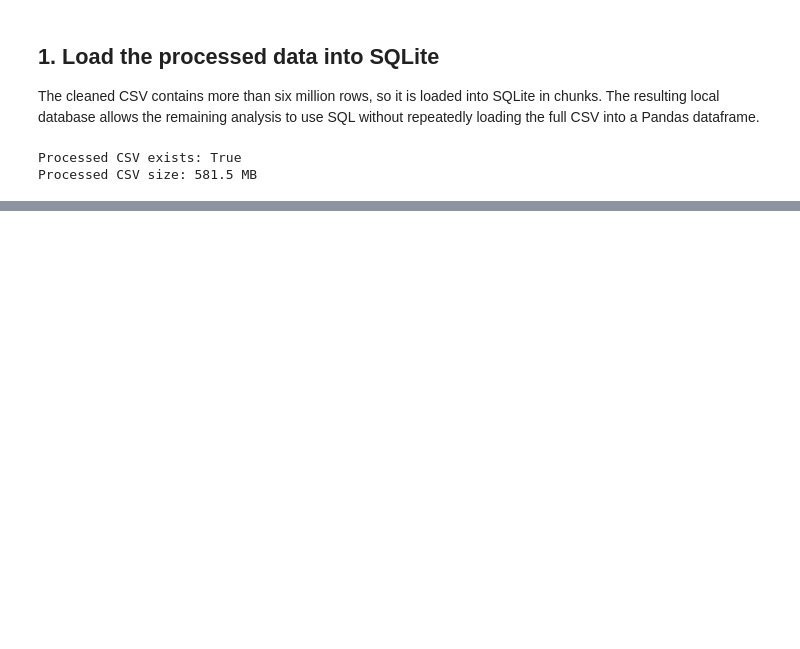
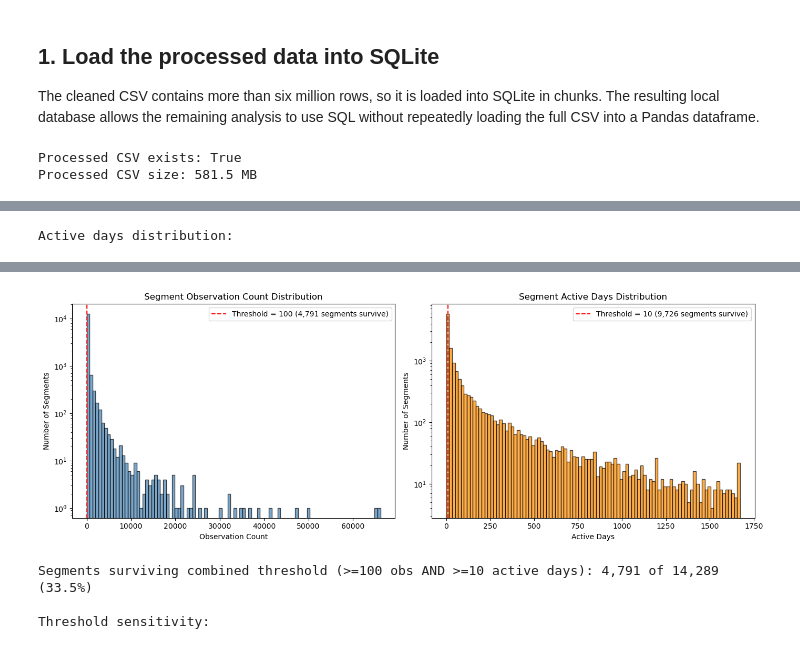
Before and after one commit to hafezomar/lebanon-traffic-ml, a Jupyter notebook: notebooks/01_sql_traffic_analysis.ipynb, the cells around one changed output, grey strips where cells are left out. Drawn from its saved outputs; the diff is of its cells as text; code cells hidden in the pictures; blank space fills up the shorter version.

```diff
--- a/notebooks/01_sql_traffic_analysis.ipynb
+++ b/notebooks/01_sql_traffic_analysis.ipynb
@@ -61,0 +578,73 @@ Active table: traffic_observations
+# %%
+import matplotlib.pyplot as plt
+import numpy as np
+
+# --- Per-segment observation count and active days ---
+segment_coverage = run_query("""
+SELECT
+    osm_id,
+    COUNT(*) AS observation_count,
+    COUNT(DISTINCT DATE(timestamp)) AS active_days
+FROM traffic_observations
+GROUP BY osm_id
+""")
+
+print(f'Total segments: {len(segment_coverage):,}')
+print(f'\nObservation count distribution:')
+display(segment_coverage['observation_count'].describe().to_frame())
+print(f'\nActive days distribution:')
+display(segment_coverage['active_days'].describe().to_frame())
+
+# --- Histogram of observation count (log scale) ---
+fig, axes = plt.subplots(1, 2, figsize=(14, 5))
+
+axes[0].hist(segment_coverage['observation_count'], bins=100, edgecolor='black',
+             alpha=0.7, color='steelblue')
+axes[0].set_xlabel('Observation Count')
+axes[0].set_ylabel('Number of Segments')
+axes[0].set_title('Segment Observation Count Distribution')
+axes[0].set_yscale('log')
+axes[0].axvline(x=100, color='red', linestyle='--', linewidth=1.5,
+                label=f'Threshold = 100 ({(segment_coverage["observation_count"] >= 100).sum():,} segments survive)')
+axes[0].legend()
+
+axes[1].hist(segment_coverage['active_days'], bins=100, edgecolor='black',
+             alpha=0.7, color='darkorange')
+axes[1].set_xlabel('Active Days')
+axes[1].set_ylabel('Number of Segments')
+axes[1].set_title('Segment Active Days Distribution')
+axes[1].set_yscale('log')
+axes[1].axvline(x=10, color='red', linestyle='--', linewidth=1.5,
+                label=f'Threshold = 10 ({(segment_coverage["active_days"] >= 10).sum():,} segments survive)')
+axes[1].legend()
+
+plt.tight_layout()
+plt.show()
+
+# --- Combined threshold survival ---
+combined_mask = (
+    (segment_coverage['observation_count'] >= 100) &
+    (segment_coverage['active_days'] >= 10)
+)
+print(f'\nSegments surviving combined threshold (>=100 obs AND >=10 active days): '
+      f'{combined_mask.sum():,} of {len(segment_coverage):,} '
+      f'({combined_mask.sum() / len(segment_coverage) * 100:.1f}%)')
+
+# Show the filtering at a few candidate thresholds for context
+threshold_table = []
+for obs_thresh in [50, 100, 200, 500]:
+    for day_thresh in [5, 10, 20, 30]:
+        surviving = (
+            (segment_coverage['observation_count'] >= obs_thresh) &
+            (segment_coverage['active_days'] >= day_thresh)
+        ).sum()
+        threshold_table.append({
+            'min_observations': obs_thresh,
+            'min_active_days': day_thresh,
+            'surviving_segments': surviving,
+            'pct_of_total': round(100.0 * surviving / len(segment_coverage), 1)
+        })
+
+print('\nThreshold sensitivity:')
+display(pd.DataFrame(threshold_table))
+# %% [output]
@@ -61,0 +663 @@ Active table: traffic_observations
+Active days distribution:
@@ -61,0 +673,4 @@ Active table: traffic_observations
+[figure, added]
+Segments surviving combined threshold (>=100 obs AND >=10 active days): 4,791 of 14,289 (33.5%)
+
+Threshold sensitivity:
```
Also changed, not shown: parts of 42 cells of this notebook, 4 other files.
